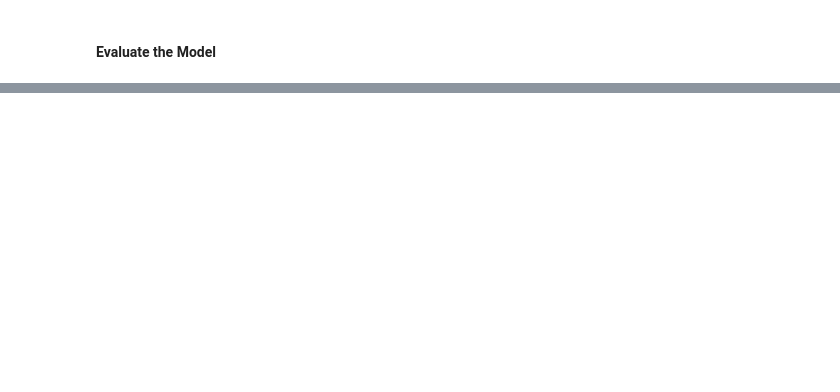
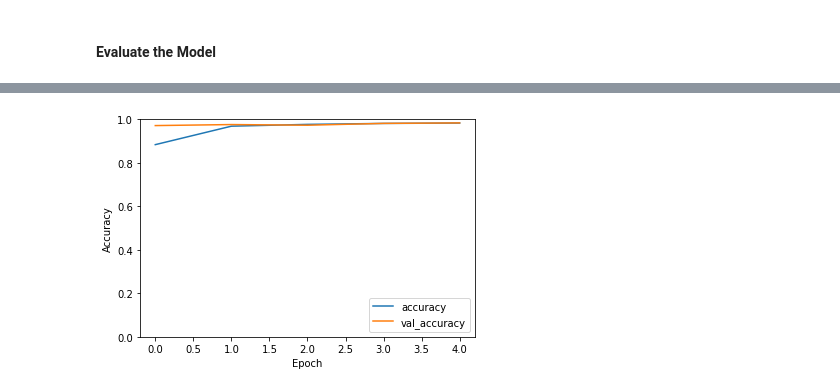
Before and after one commit to mmihevc/CS510, a Jupyter notebook: HW3/tasks/task_two.ipynb, the cells around one changed output, grey strips where cells are left out. Cells and saved outputs as stored; diff of their text form; code cells hidden in the pictures; blank space fills up the shorter version.

```diff
--- a/HW3/tasks/task_two.ipynb
+++ b/HW3/tasks/task_two.ipynb
@@ -106,7 +112,6 @@ model.compile(optimizer='adam',
               loss=tf.keras.losses.SparseCategoricalCrossentropy(from_logits=True),
               metrics=['accuracy'])
 
-history = model.fit(ds_train, train_labels, epochs=5,
-                    validation_data=(ds_test, test_labels))
+history = model.fit(train_generator,epochs=5,validation_data=test_generator,batch_size=16)
 # %% [output]
 Epoch 1/5
@@ -122,4 +127,5 @@ Epoch 5/5
 # %% [markdown]
 #### Evaluate the Model
 # %%
-evaluate(ds_test, test_labels, model)
+evaluate(test_generator, model)
+# %% [output]
@@ -125,0 +134 @@ evaluate(ds_test, test_labels, model)
+[figure, added]
```
Also changed, not shown: parts of 6 cells of this notebook, 6 other files.
